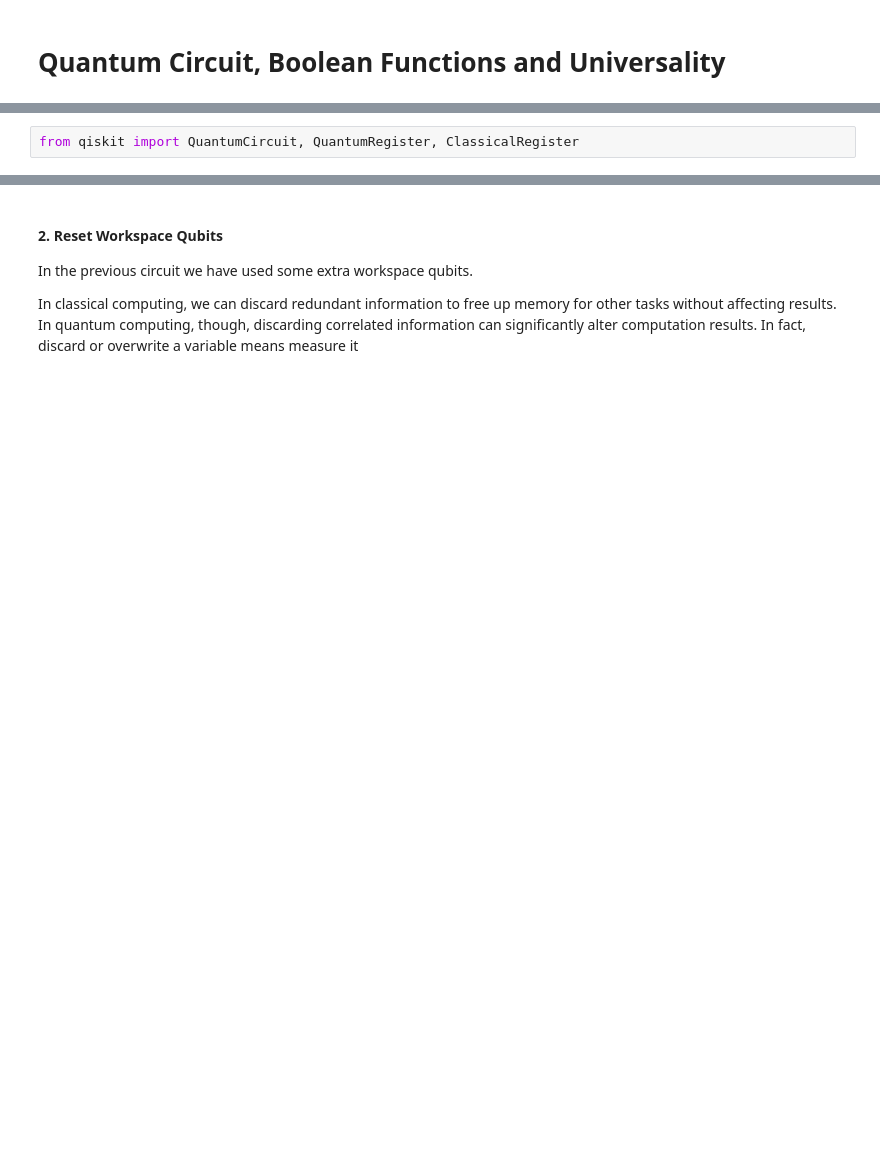
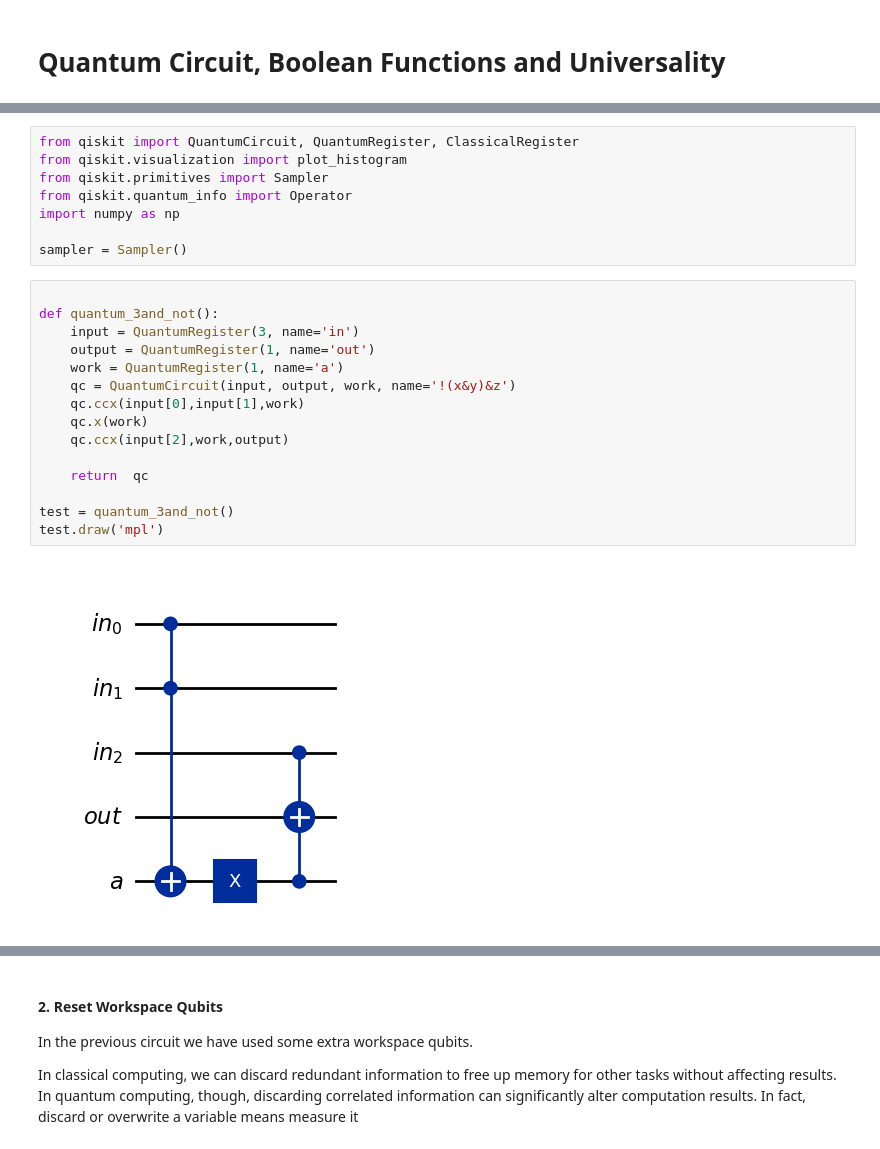
Before and after one commit to NicolaAssolini98/QuantumLab, a Jupyter notebook: Lab3/Lesson3.ipynb, the cells around one changed output, grey strips where cells are left out. Drawn from its saved outputs; the diff is of its cells as text; blank space fills up the shorter version.

```diff
--- a/Lab3/Lesson3.ipynb
+++ b/Lab3/Lesson3.ipynb
@@ -14,4 +14,27 @@ We can build a reversible circuit $C_f$ that takes $n + 1$ input qubits (the fir
 Let's consider $f: \{0, 1\}^3 \rightarrow \{0, 1\}$ such that $f(x,y,z) = \neg(x \wedge y) \wedge z $, build the circuit corresponding to $C_f$
 # %%
 from qiskit import QuantumCircuit, QuantumRegister, ClassicalRegister
+from qiskit.visualization import plot_histogram
+from qiskit.primitives import Sampler
+from qiskit.quantum_info import Operator
+import numpy as np
+
+sampler = Sampler()
+# %%
+
+def quantum_3and_not():
+    input = QuantumRegister(3, name='in')
+    output = QuantumRegister(1, name='out')
+    work = QuantumRegister(1, name='a')
+    qc = QuantumCircuit(input, output, work, name='!(x&y)&z')
+    qc.ccx(input[0],input[1],work)
+    qc.x(work)
+    qc.ccx(input[2],work,output)
+
+    return  qc
+
+test = quantum_3and_not()
+test.draw('mpl')
+# %% [output]
+[figure, added]
 # %%
```
Also changed, not shown: parts of 31 cells of this notebook, 1 other file.
